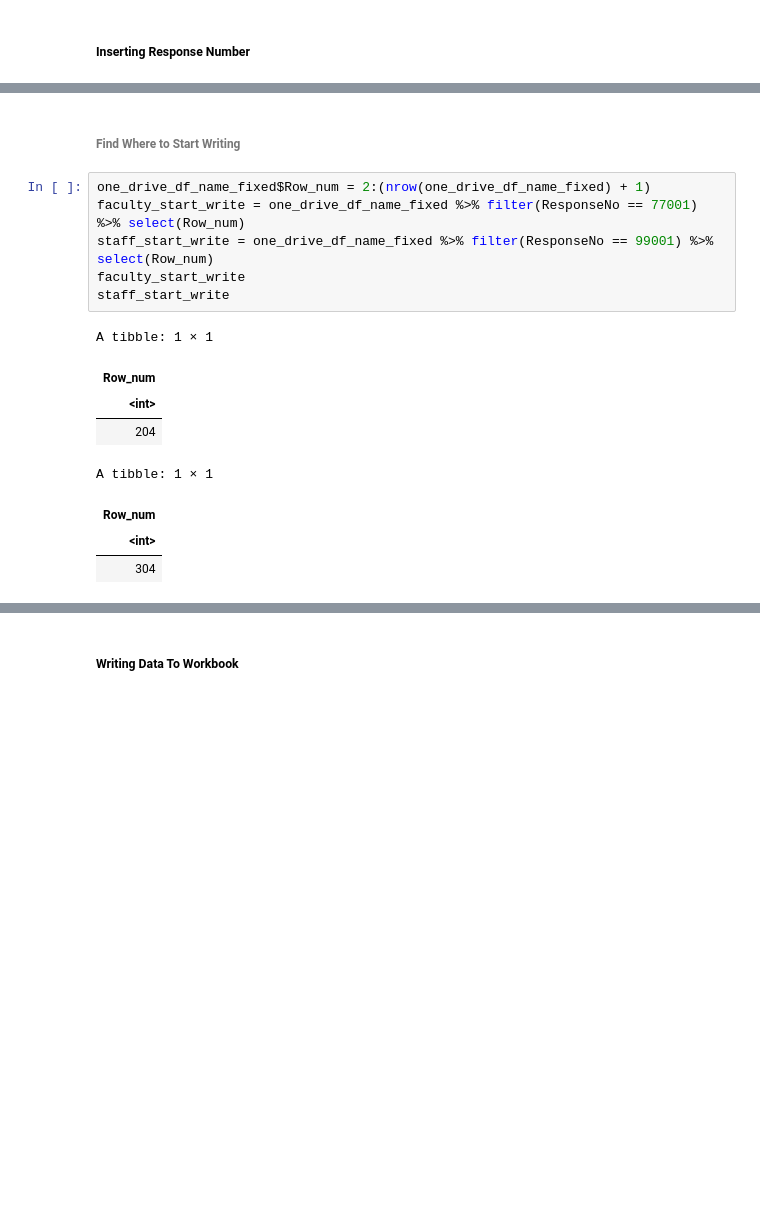
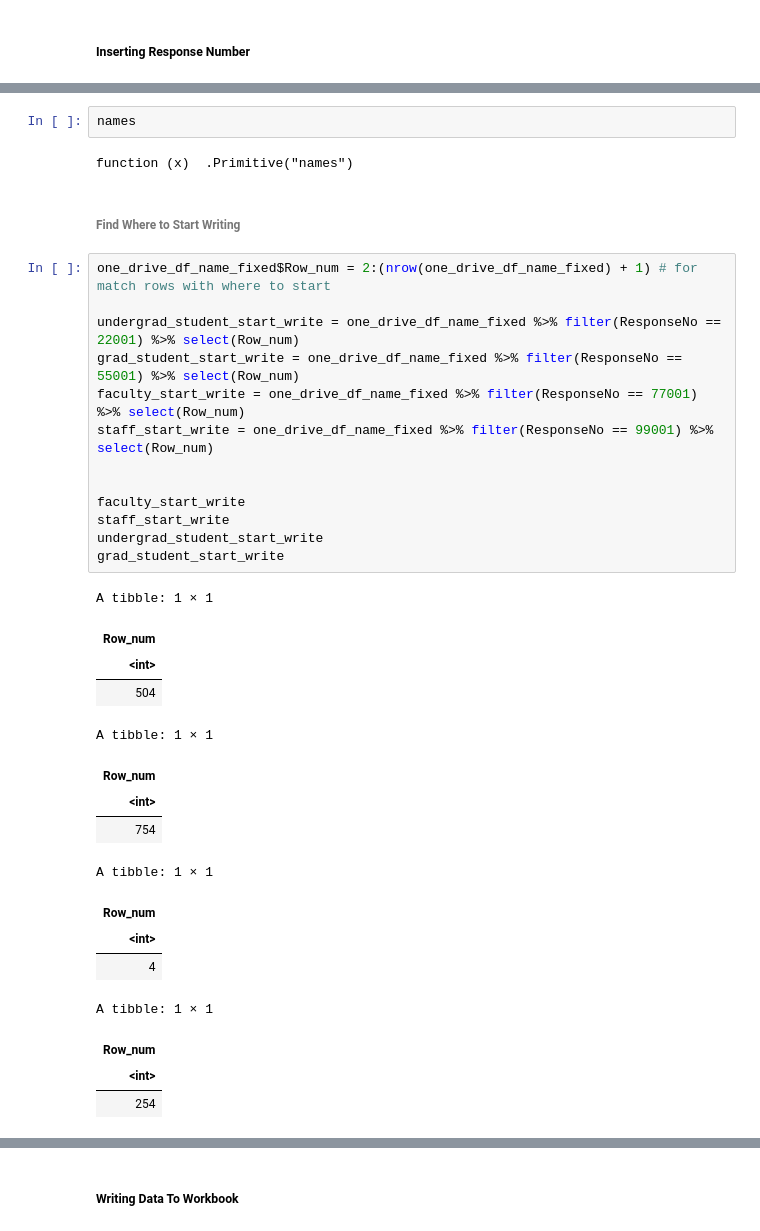
Before and after one commit to akinzayn/NMSUCovidPrevalenceProject, a Jupyter notebook: Qualtrics_One_drive_Automation.ipynb, the cells around one changed output, grey strips where cells are left out. Drawn from its saved outputs; the diff is of its cells as text; blank space fills up the shorter version.

```diff
--- a/Qualtrics_One_drive_Automation.ipynb
+++ b/Qualtrics_One_drive_Automation.ipynb
@@ -325,17 +511,36 @@ A data.frame: 1 × 85
+# %%
+names
+# %% [output]
+function (x)  .Primitive("names")
 # %% [markdown]
 ###### **Find Where to Start Writing**
 # %%
-one_drive_df_name_fixed$Row_num = 2:(nrow(one_drive_df_name_fixed) + 1)
+one_drive_df_name_fixed$Row_num = 2:(nrow(one_drive_df_name_fixed) + 1) # for match rows with where to start
+
+undergrad_student_start_write = one_drive_df_name_fixed %>% filter(ResponseNo == 22001) %>% select(Row_num)
+grad_student_start_write = one_drive_df_name_fixed %>% filter(ResponseNo == 55001) %>% select(Row_num)
 faculty_start_write = one_drive_df_name_fixed %>% filter(ResponseNo == 77001) %>% select(Row_num)
 staff_start_write = one_drive_df_name_fixed %>% filter(ResponseNo == 99001) %>% select(Row_num)
+
+
 faculty_start_write
 staff_start_write
+undergrad_student_start_write
+grad_student_start_write
 # %% [output]
 A tibble: 1 × 1
 | Row_num |
 | <int> |
-| 204 |
+| 504 |
 A tibble: 1 × 1
 | Row_num |
 | <int> |
-| 304 |
+| 754 |
+A tibble: 1 × 1
+| Row_num |
+| <int> |
+| 4 |
+A tibble: 1 × 1
+| Row_num |
+| <int> |
+| 254 |
```
Also changed, not shown: parts of 51 cells of this notebook.
